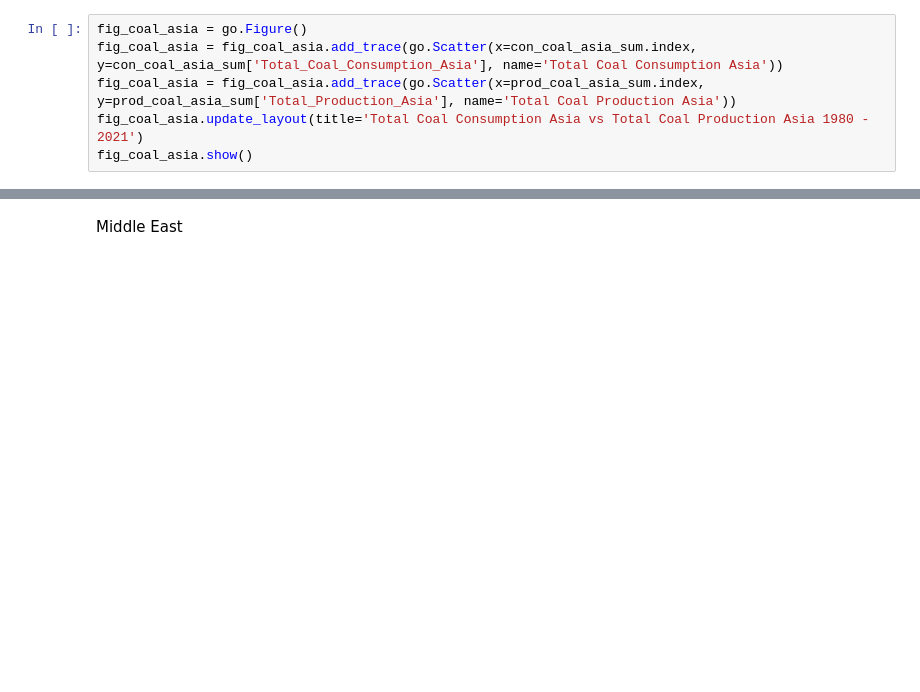
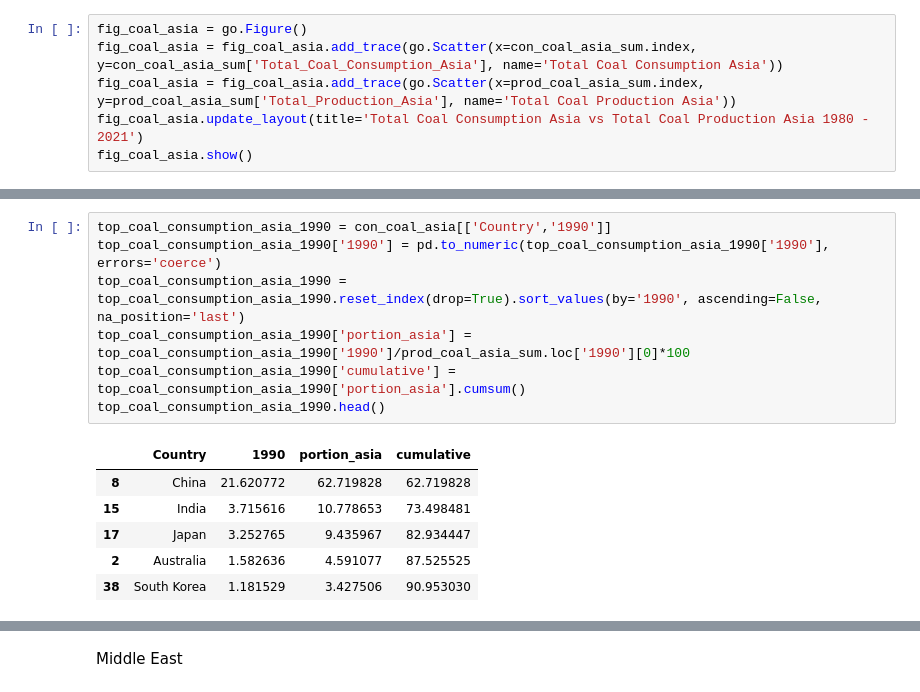
Before and after one commit to lurza/World-Energy-Analysis-main, a Jupyter notebook: Energy_Con_Prod.ipynb, the cells around one changed output, grey strips where cells are left out. Drawn from its saved outputs; the diff is of its cells as text; blank space fills up the shorter version.

```diff
--- a/Energy_Con_Prod.ipynb
+++ b/Energy_Con_Prod.ipynb
@@ -1320,0 +1334,14 @@ fig_coal_asia.show()
+# %%
+top_coal_consumption_asia_1990 = con_coal_asia[['Country','1990']]
+top_coal_consumption_asia_1990['1990'] = pd.to_numeric(top_coal_consumption_asia_1990['1990'], errors='coerce')
+top_coal_consumption_asia_1990 = top_coal_consumption_asia_1990.reset_index(drop=True).sort_values(by='1990', ascending=False, na_position='last')
+top_coal_consumption_asia_1990['portion_asia'] = top_coal_consumption_asia_1990['1990']/prod_coal_asia_sum.loc['1990'][0]*100
+top_coal_consumption_asia_1990['cumulative'] = top_coal_consumption_asia_1990['portion_asia'].cumsum()
+top_coal_consumption_asia_1990.head()
+# %% [output]
+|  | Country | 1990 | portion_asia | cumulative |
+| 8 | China | 21.620772 | 62.719828 | 62.719828 |
+| 15 | India | 3.715616 | 10.778653 | 73.498481 |
+| 17 | Japan | 3.252765 | 9.435967 | 82.934447 |
+| 2 | Australia | 1.582636 | 4.591077 | 87.525525 |
+| 38 | South Korea | 1.181529 | 3.427506 | 90.953030 |
```
Also changed, not shown: parts of 21 cells of this notebook.
